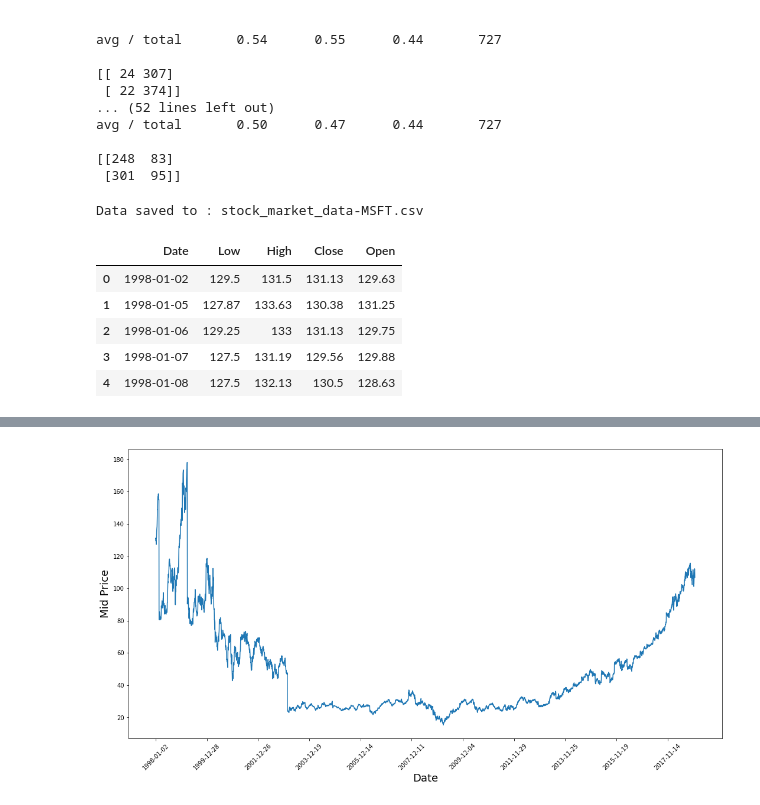
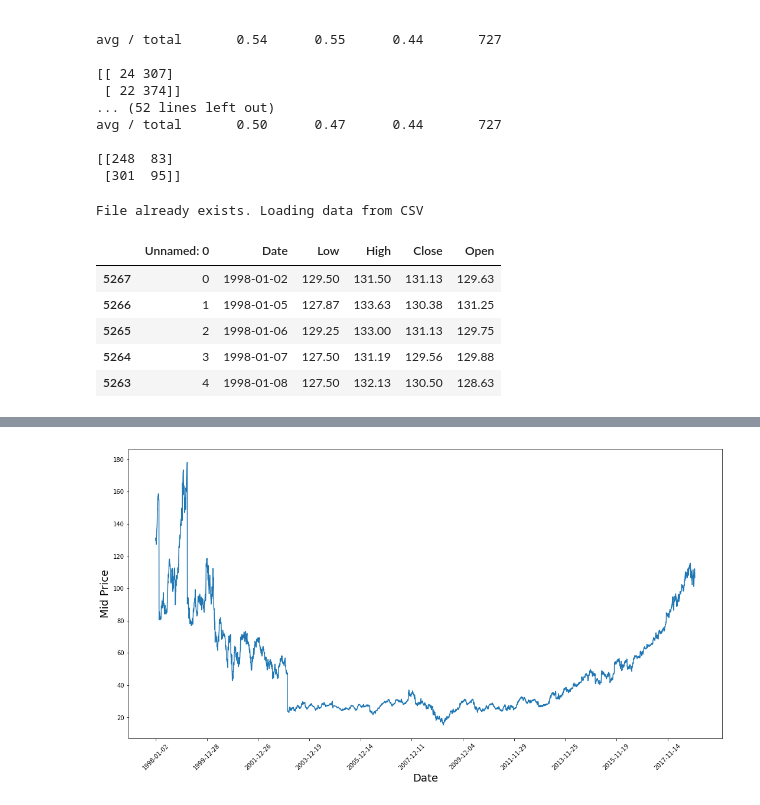
Before and after one commit to jzhaojieh/LSTM-sock, a Jupyter notebook: Prediction.ipynb, the cells around one changed output, grey strips where cells are left out. Drawn from its saved outputs; the diff is of its cells as text; code cells hidden in the pictures.

```diff
--- a/Prediction.ipynb
+++ b/Prediction.ipynb
@@ -231,37 +231,44 @@ if data_source == 'alphavantage':
     if not os.path.exists(file_to_save):
         with urllib.request.urlopen(url_string) as url:
             data = json.loads(url.read().decode())
             # extract stock market data
             data = data['Time Series (Daily)']
             df = pd.DataFrame(columns=['Date','Low','High','Close','Open'])
             for k,v in data.items():
                 date = dt.datetime.strptime(k, '%Y-%m-%d')
                 data_row = [date.date(),float(v['3. low']),float(v['2. high']),
                             float(v['4. close']),float(v['1. open'])]
                 df.loc[-1,:] = data_row
                 df.index = df.index + 1
         print('Data saved to : %s'%file_to_save)
         df.to_csv(file_to_save)
 
     # If the data is already there, just load it from the CSV
     else:
         print('File already exists. Loading data from CSV')
         df = pd.read_csv(file_to_save)
 
 else:
 
     # ====================== Loading Data from Kaggle ==================================
     # You will be using HP's data. Feel free to experiment with other data.
     # But while doing so, be careful to have a large enough dataset and also pay attention to the data normalization
     df = pd.read_csv(os.path.join('Stocks','hpq.us.txt'),delimiter=',',usecols=['Date','Open','High','Low','Close'])
     print('Loaded data from the Kaggle repository')
+
+
+msft = pd.read_csv("MSFT_ratios.csv")
+aapl = pd.read_csv("AAPL_ratios.csv")
+ibm = pd.read_csv("IBM_ratios.csv")
+
+aaplprices = pd.read_csv("stock_market_data-AAL.csv")
 df = df[::-1]
 df.head()
 # %% [output]
-Data saved to : stock_market_data-MSFT.csv
+File already exists. Loading data from CSV
-|  | Date | Low | High | Close | Open |
-| 0 | 1998-01-02 | 129.5 | 131.5 | 131.13 | 129.63 |
-| 1 | 1998-01-05 | 127.87 | 133.63 | 130.38 | 131.25 |
-| 2 | 1998-01-06 | 129.25 | 133 | 131.13 | 129.75 |
-| 3 | 1998-01-07 | 127.5 | 131.19 | 129.56 | 129.88 |
-| 4 | 1998-01-08 | 127.5 | 132.13 | 130.5 | 128.63 |
+|  | Unnamed: 0 | Date | Low | High | Close | Open |
+| 5267 | 0 | 1998-01-02 | 129.50 | 131.50 | 131.13 | 129.63 |
+| 5266 | 1 | 1998-01-05 | 127.87 | 133.63 | 130.38 | 131.25 |
+| 5265 | 2 | 1998-01-06 | 129.25 | 133.00 | 131.13 | 129.75 |
+| 5264 | 3 | 1998-01-07 | 127.50 | 131.19 | 129.56 | 129.88 |
+| 5263 | 4 | 1998-01-08 | 127.50 | 132.13 | 130.50 | 128.63 |
```
Also changed, not shown: parts of 27 cells of this notebook.
